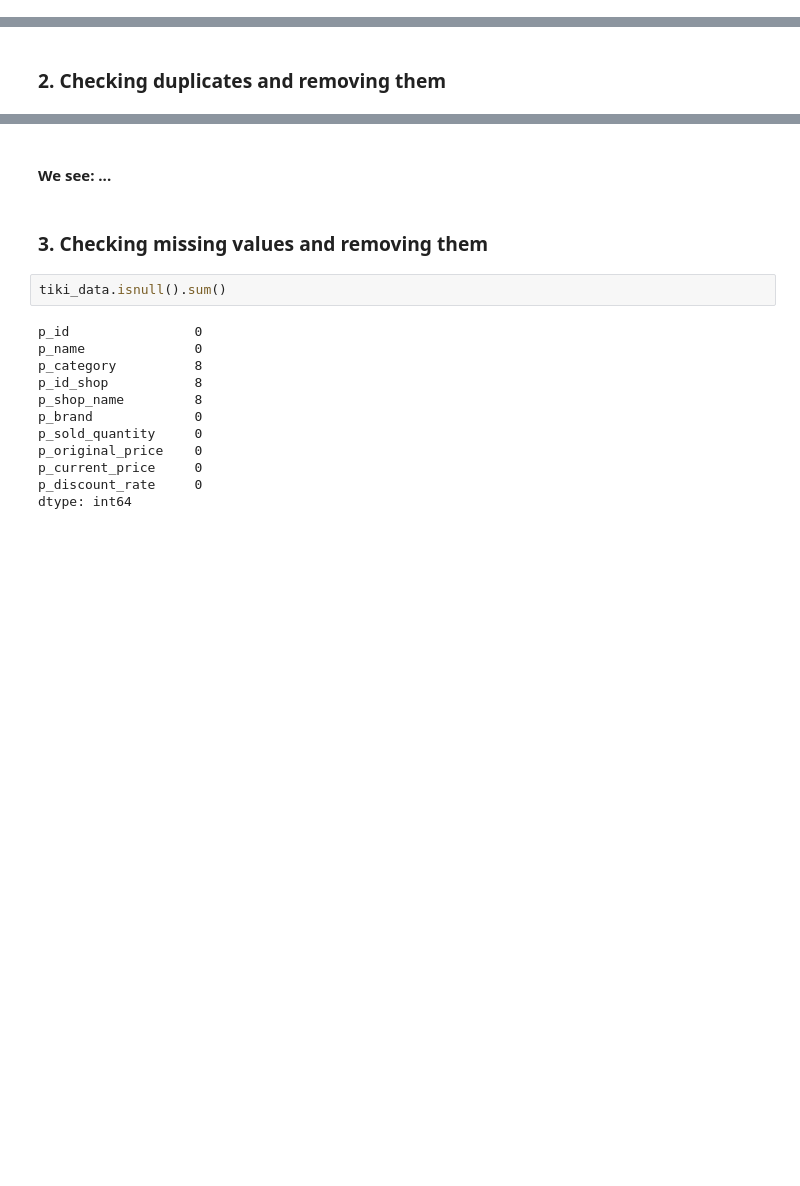
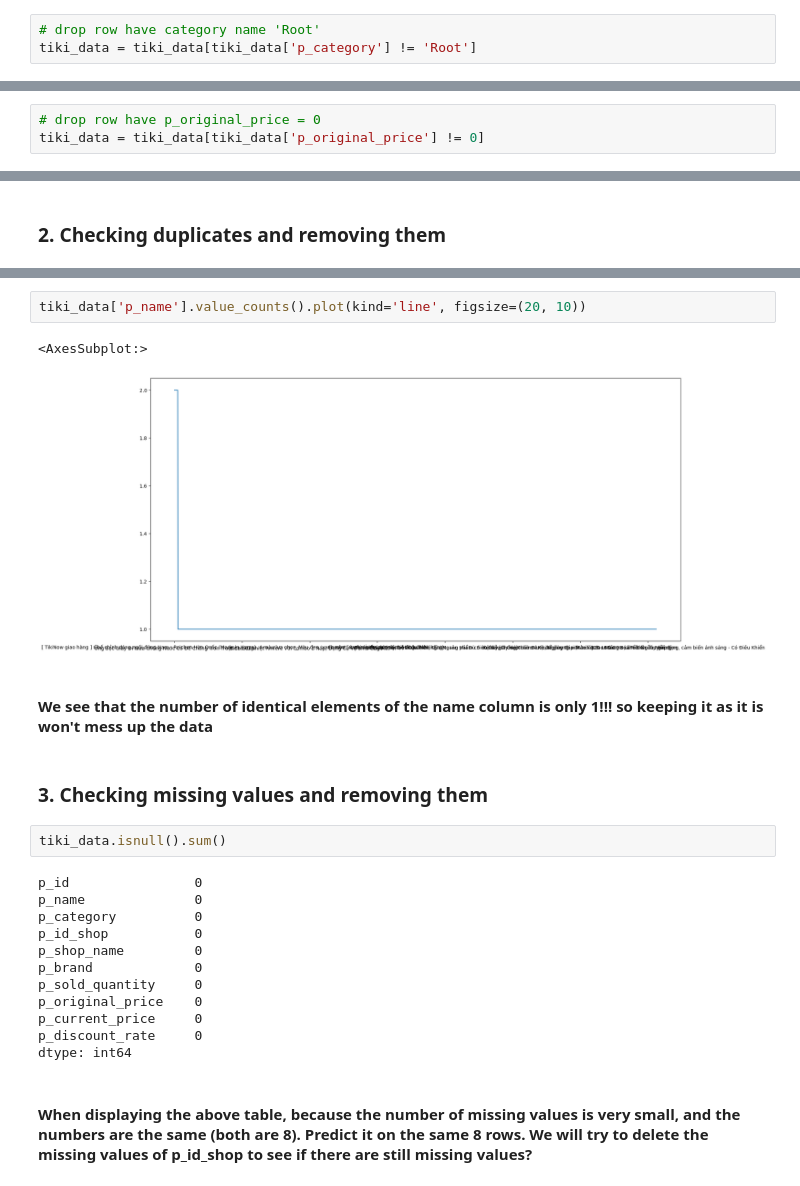
Before and after one commit to TienDat57/IntroductionToDataScience, a Jupyter notebook: src/data/preprocess_data/index.ipynb, the cells around one changed output, grey strips where cells are left out. Cells and saved outputs as stored; diff of their text form; blank space fills up the shorter version.

Commit message:
[IDS-12] | Preprocessing finish( duplicate, missing values and validVal)

```diff
--- a/src/data/preprocess_data/index.ipynb
+++ b/src/data/preprocess_data/index.ipynb
@@ -92,0 +120,3 @@ tiki_data['p_shop_name'].value_counts().plot(kind='line', figsize=(20, 10))
+# %%
+# drop row have category name 'Root'
+tiki_data = tiki_data[tiki_data['p_category'] != 'Root']
@@ -92,0 +155,3 @@ tiki_data['p_shop_name'].value_counts().plot(kind='line', figsize=(20, 10))
+# %%
+# drop row have p_original_price = 0
+tiki_data = tiki_data[tiki_data['p_original_price'] != 0]
@@ -101,5 +171,10 @@ Name: p_name, dtype: int64
-# %% [markdown]
-#### We see: ...
+# %%
+tiki_data['p_name'].value_counts().plot(kind='line', figsize=(20, 10))
+# %% [output]
+<AxesSubplot:>
+[figure, added]
+# %% [markdown]
+#### We see that the number of identical elements of the name column is only 1!!! so keeping it as it is won't mess up the data
 # %% [markdown]
 ### 3. Checking missing values and removing them
 # %%
@@ -107,12 +182,14 @@ tiki_data.isnull().sum()
 # %% [output]
 p_id                0
 p_name              0
-p_category          8
-p_id_shop           8
-p_shop_name         8
+p_category          0
+p_id_shop           0
+p_shop_name         0
 p_brand             0
 p_sold_quantity     0
 p_original_price    0
 p_current_price     0
 p_discount_rate     0
 dtype: int64
+# %% [markdown]
+#### When displaying the above table, because the number of missing values is very small, and the numbers are the same (both are 8). Predict it on the same 8 rows. We will try to delete the missing values of p_id_shop to see if there are still missing values?
```
Also changed, not shown: parts of 15 cells of this notebook, 5 other files.
